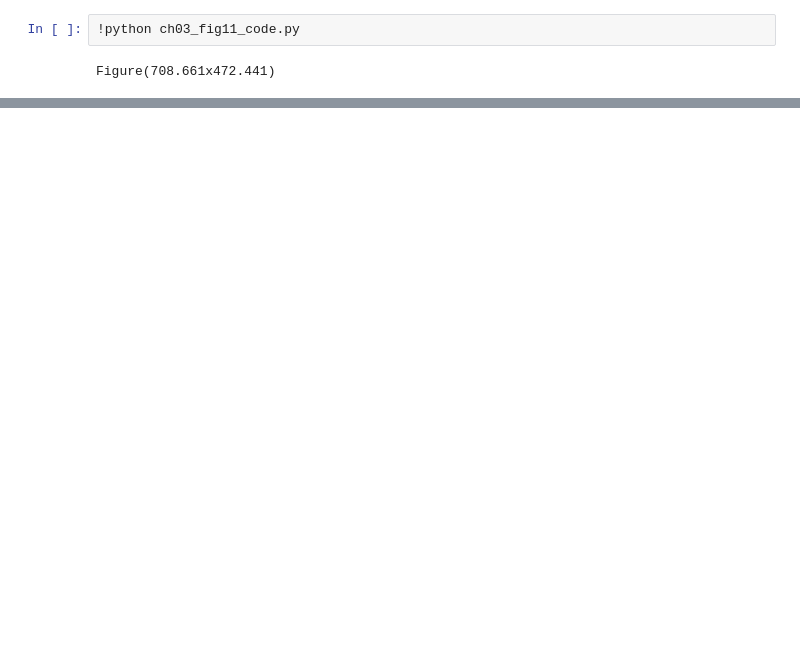
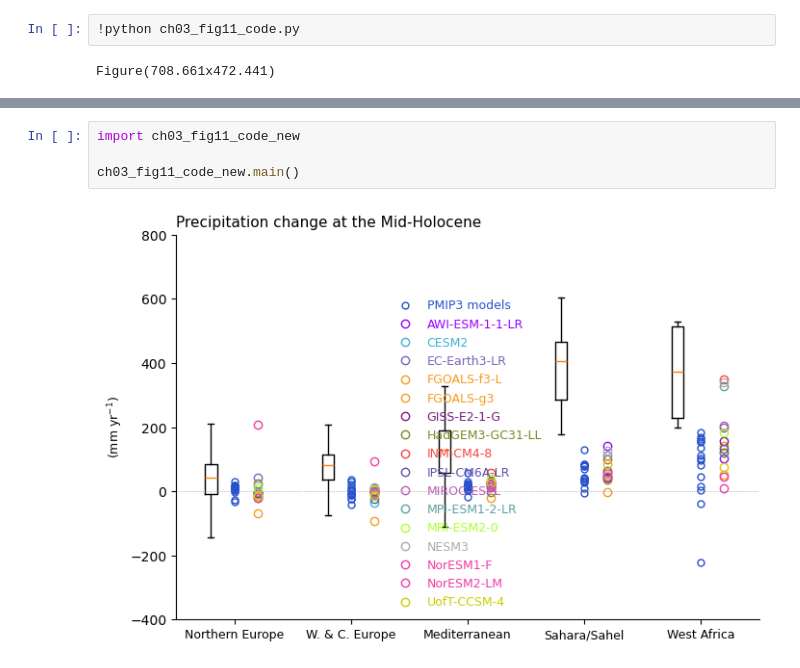
Before and after one commit to IPCC-AR7-WG1/ar7-wg1-figure-examples, a Jupyter notebook: fig03_11/code/fig03_11_visualisation.ipynb, the cells around one changed output, grey strips where cells are left out. Drawn from its saved outputs; the diff is of its cells as text; blank space fills up the shorter version.

```diff
--- a/fig03_11/code/fig03_11_visualisation.ipynb
+++ b/fig03_11/code/fig03_11_visualisation.ipynb
@@ -194,0 +5,6 @@ plt.show()
+# %%
+import ch03_fig11_code_new
+
+ch03_fig11_code_new.main()
+# %% [output]
+[figure, added]
```
Also changed, not shown: parts of 1 cell of this notebook, 12 other files.
